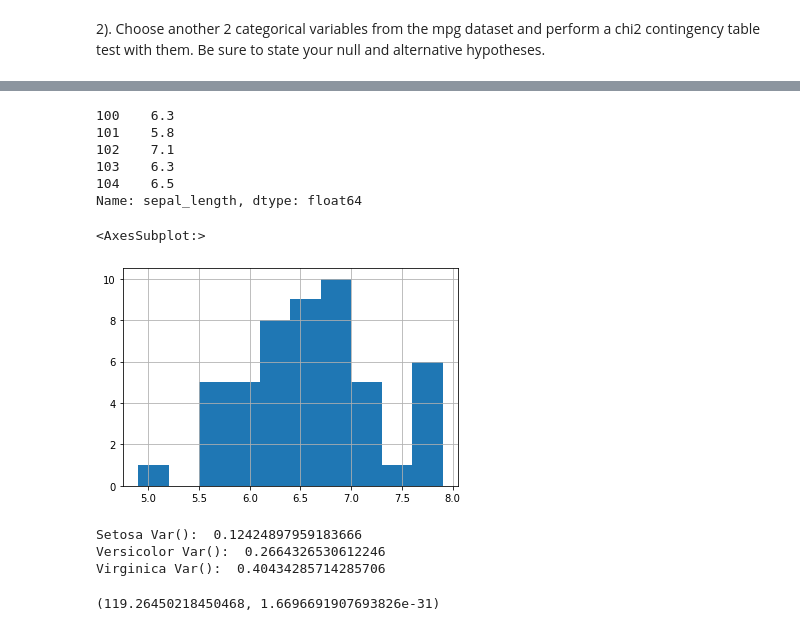
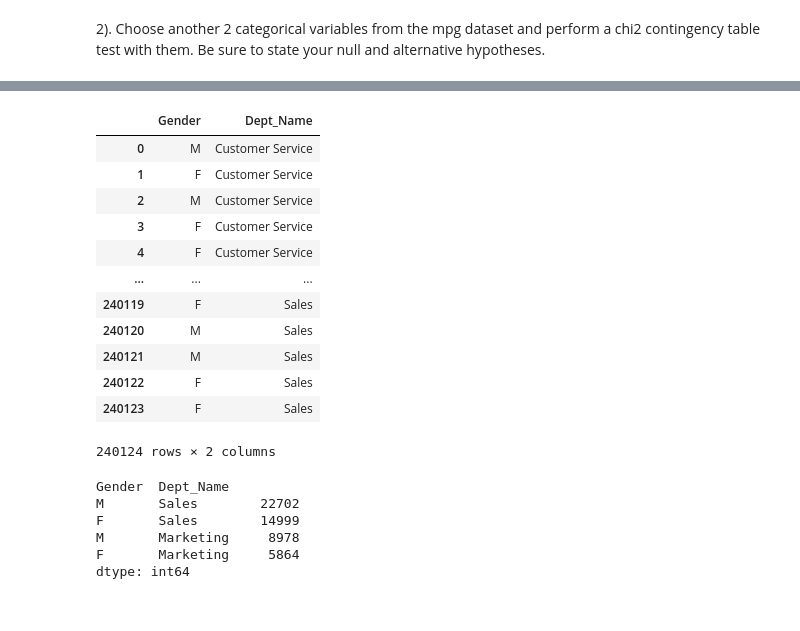
Before and after one commit to stephenkipkurui/statistics-exercises, a Jupyter notebook: hypothesis_testing.ipynb, the cells around one changed output, grey strips where cells are left out. Drawn from its saved outputs; the diff is of its cells as text; code cells hidden in the pictures.

```diff
--- a/hypothesis_testing.ipynb
+++ b/hypothesis_testing.ipynb
@@ -1519,33 +1137,30 @@ versicolor_sepal_length.hist()
-# %%
-virginica_sepal_length = df[df.species == 'virginica'].sepal_length
-virginica_sepal_length.head()
-# %% [output]
-100    6.3
-101    5.8
-102    7.1
-103    6.3
-104    6.5
-Name: sepal_length, dtype: float64
-# %%
-virginica_sepal_length.hist()
-# %% [output]
-<AxesSubplot:>
-[figure, removed]
-# %%
-print("Setosa Var(): ", setosa_sepal_length.var())
-
-print("Versicolor Var(): ", versicolor_sepal_length.var())
-
-print("Virginica Var(): ", virginica_sepal_length.var())
-# %% [output]
-Setosa Var():  0.12424897959183666
-Versicolor Var():  0.2664326530612246
-Virginica Var():  0.40434285714285706
-# %%
-
-
-f, p = stats.f_oneway(setosa_sepal_length, versicolor_sepal_length, virginica_sepal_length)
-
-f, p
-# %% [output]
-(119.26450218450468, 1.6696691907693826e-31)
+# %%
+# DB Connections (Telco_Churn)
+
+db_url = f'mysql+pymysql://{env.user}:{env.password}@{env.host}/employees'
+
+query_stm = '''
+SELECT e.gender AS Gender, d.dept_name AS 'Dept_Name'
+FROM employees e
+JOIN dept_emp de ON de.emp_no = e.emp_no
+AND de.to_date > NOW()
+JOIN departments d ON d.dept_no = de.dept_no
+'''
+df = pd.read_sql(query_stm, db_url)
+
+s_m_emp = pd.DataFrame(df)
+s_m_emp
+# %% [output]
+|  | Gender | Dept_Name |
+| 0 | M | Customer Service |
+| 1 | F | Customer Service |
+| 2 | M | Customer Service |
+| 3 | F | Customer Service |
+| 4 | F | Customer Service |
+| ... | ... | ... |
+| 240119 | F | Sales |
+| 240120 | M | Sales |
+| 240121 | M | Sales |
+| 240122 | F | Sales |
+| 240123 | F | Sales |
+240124 rows × 2 columns
@@ -1551,0 +1190,10 @@ f, p
+# %%
+s_m_emp = s_m_emp[(s_m_emp.Dept_Name == "Sales") | (s_m_emp.Dept_Name == "Marketing")]
+s_m_emp.value_counts()
+# %% [output]
+Gender  Dept_Name
+M       Sales        22702
+F       Sales        14999
+M       Marketing     8978
+F       Marketing     5864
+dtype: int64
```
Also changed, not shown: parts of 59 cells of this notebook.
